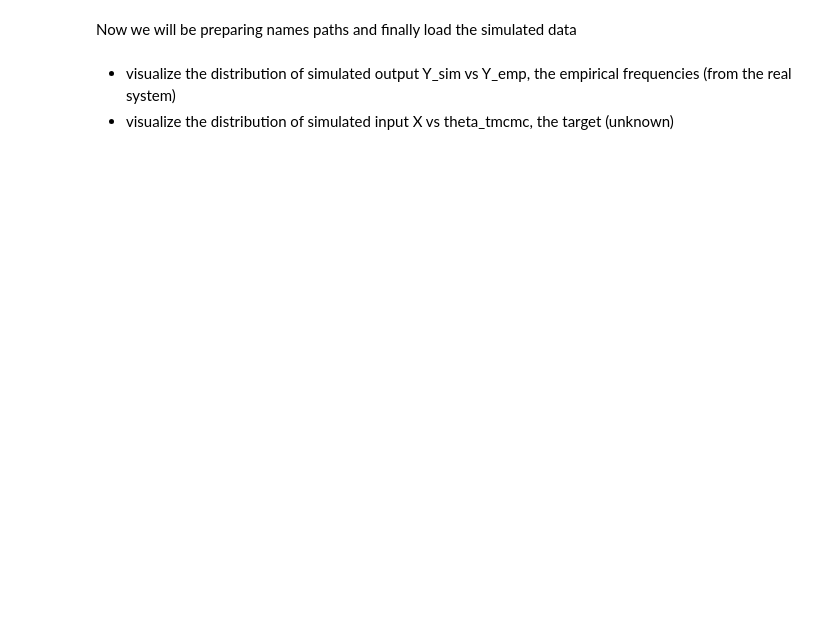
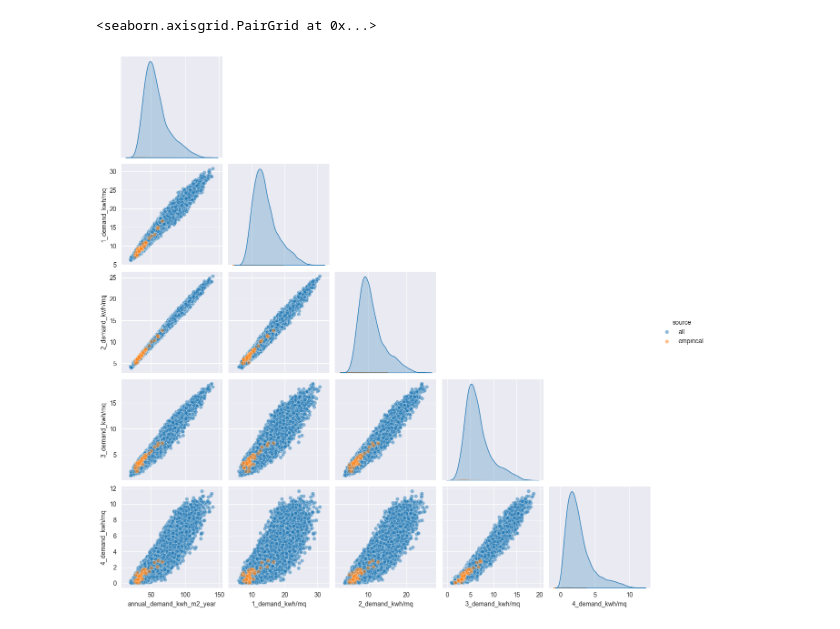
Before and after one commit to Roberock/KNNcalibrator, a Jupyter notebook: knn_examples3_Energy.ipynb, the cells around one changed output. Drawn from its saved outputs; the diff is of its cells as text; code cells hidden in the pictures; blank space fills up the shorter version.

```diff
--- a/knn_examples3_Energy.ipynb
+++ b/knn_examples3_Energy.ipynb
@@ -15,13 +25,34 @@ from sklearn.neighbors import NearestNeighbors
-# %% [markdown]
-Now we will be preparing names paths and finally load the simulated data
-# %% [markdown]
-* visualize the distribution of simulated output Y_sim vs Y_emp, the empirical frequencies (from the real system)
-* visualize the distribution of simulated input X vs theta_tmcmc, the target (unknown)
 # %%
-
 # ------------------------------------------------
 # 1.1 LOAD AND PARTITION INTO MODEL INPUTS/OUTPUTS
 # ------------------------------------------------
-data_all = pd.read_csv('resources/ENERGY_PLUS/parametric_results_25000_SV_rec07_percA06.csv')
-inputs = [ "num_persons", "u_roof", "u_wall", "u_ground", "u_wind", "S_V", "wwr" ]
-outputs = ["annual_demand_kwh_m2_year"] + [f"{m}_demand_kwh/mq" for m in range(1, 13)]
+data_all = pd.read_pickle('resources/ENERGY_PLUS/energy_plus_simulations.pkl')
+inputs = [ "num_persons", "u_roof", "u_wall", "u_ground", 'rh_out_level_hourxdayxzone'
+           "schedul_temps", "u_wind", "S_V", "wwr",
+           'rectangularity', 'perimeter', 'height' ]
+# outputs = ["annual_demand_kwh_m2_year"] + [f"{m}_demand_kwh/mq" for m in range(1, 13)] # all ouputs
+outputs = ["annual_demand_kwh_m2_year"] + [f"{m}_demand_kwh/mq" for m in range(1, 5)]
+# %%
+# Define building_type
+building_type = (data_all['u_ground'] < 0.5) & \
+                (data_all['u_roof'] < 0.5) & \
+                (data_all['u_wall'] < 0.5)
+
+# Subset the first 40 rows of this type
+Y_emp = data_all[building_type].iloc[:40, :][outputs]
+
+# Add a 'source' column to distinguish datasets
+data_all_labeled = data_all[outputs].copy()
+data_all_labeled['source'] = 'all'
+
+Y_emp_labeled = Y_emp.copy()
+Y_emp_labeled['source'] = 'empirical'
+
+# Combine
+combined = pd.concat([data_all_labeled, Y_emp_labeled], axis=0)
+
+# Pairplot with hue to distinguish
+sbn.pairplot(combined, hue='source', corner=True, plot_kws={'alpha':0.5})
+# %% [output]
+<seaborn.axisgrid.PairGrid at 0x...>
+[figure, added]
```
Also changed, not shown: parts of 6 cells of this notebook, 6 other files.
